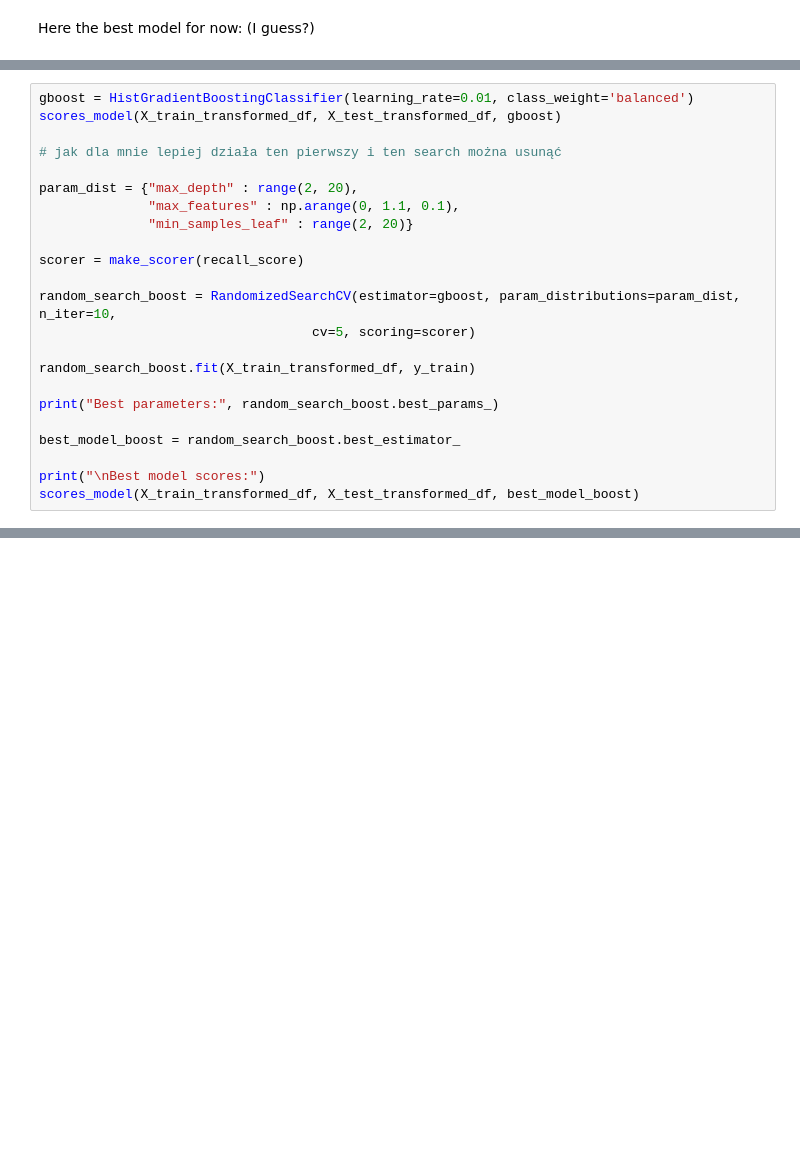
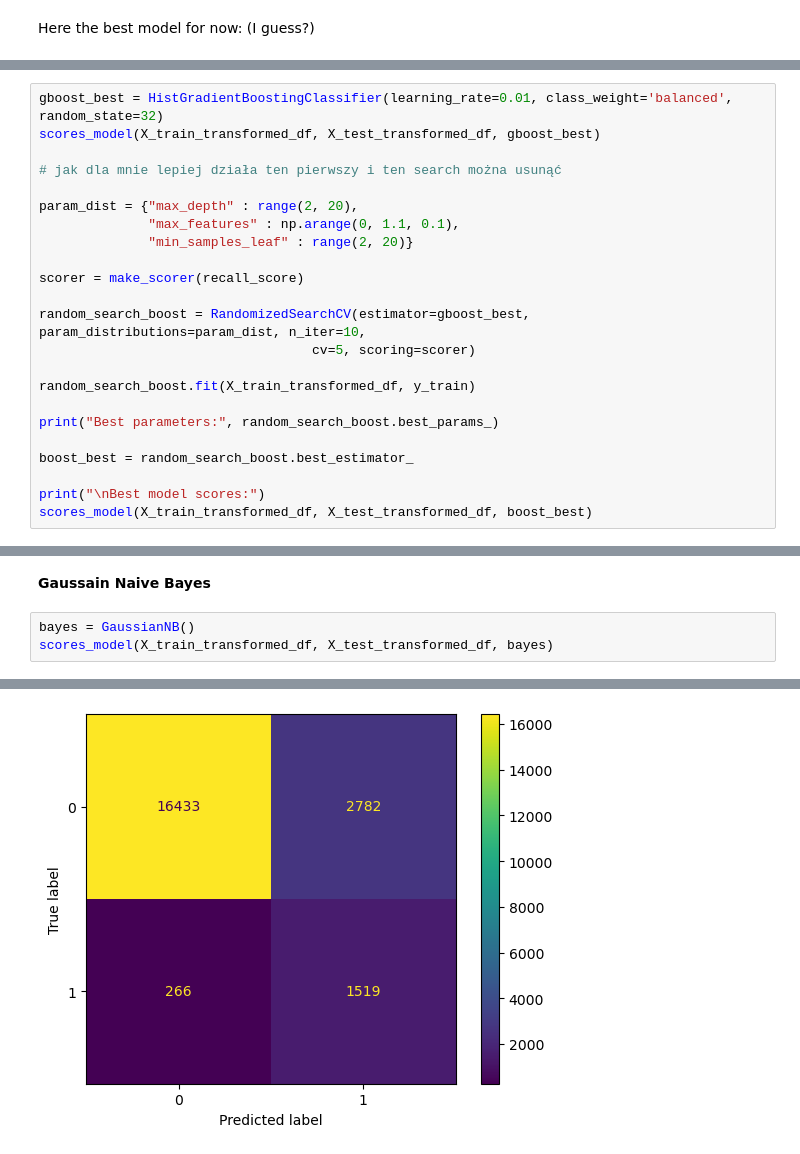
Before and after one commit to kasia-sko/ML, a Jupyter notebook: projekt_1/budowa_krok_2_1.ipynb, the cells around one changed output, grey strips where cells are left out. Saved outputs shown, nothing was run; the diff lists cells and outputs as text; blank space fills up the shorter version.

```diff
--- a/projekt_1/budowa_krok_2_1.ipynb
+++ b/projekt_1/budowa_krok_2_1.ipynb
@@ -800,6 +1120,6 @@ GBoost
 # %%
-gboost = HistGradientBoostingClassifier(learning_rate=0.01, class_weight='balanced')
-scores_model(X_train_transformed_df, X_test_transformed_df, gboost)
+gboost_best = HistGradientBoostingClassifier(learning_rate=0.01, class_weight='balanced', random_state=32)
+scores_model(X_train_transformed_df, X_test_transformed_df, gboost_best)
 
 # jak dla mnie lepiej działa ten pierwszy i ten search można usunąć
 
@@ -809,16 +1129,16 @@ param_dist = {"max_depth" : range(2, 20),
 
 scorer = make_scorer(recall_score)
 
-random_search_boost = RandomizedSearchCV(estimator=gboost, param_distributions=param_dist, n_iter=10,
+random_search_boost = RandomizedSearchCV(estimator=gboost_best, param_distributions=param_dist, n_iter=10,
                                    cv=5, scoring=scorer)
 
 random_search_boost.fit(X_train_transformed_df, y_train)
 
 print("Best parameters:", random_search_boost.best_params_)
 
-best_model_boost = random_search_boost.best_estimator_
+boost_best = random_search_boost.best_estimator_
 
 print("\nBest model scores:")
-scores_model(X_train_transformed_df, X_test_transformed_df, best_model_boost)
+scores_model(X_train_transformed_df, X_test_transformed_df, boost_best)
 # %% [output]
 Model Performance:
@@ -950,0 +1318,6 @@ Test Confusion Matrix:
+# %% [markdown]
+**Gaussain Naive Bayes**
+# %%
+bayes = GaussianNB()
+scores_model(X_train_transformed_df, X_test_transformed_df, bayes)
+# %% [output]
@@ -950,0 +1340 @@ Test Confusion Matrix:
+[figure, added]
```
Also changed, not shown: parts of 59 cells of this notebook.
